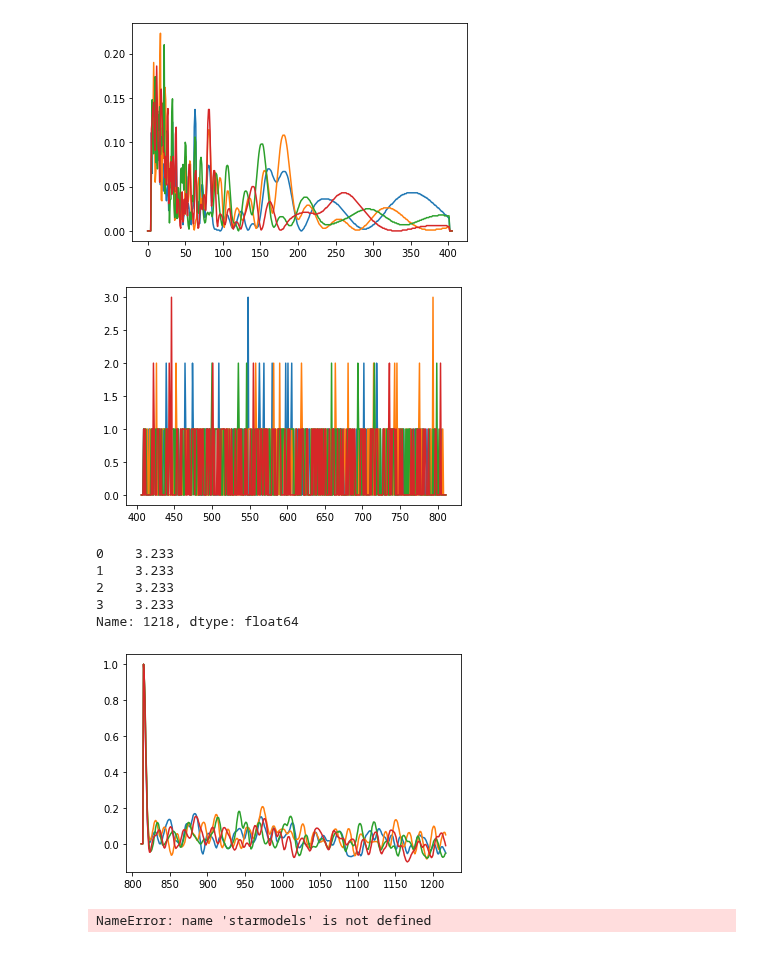
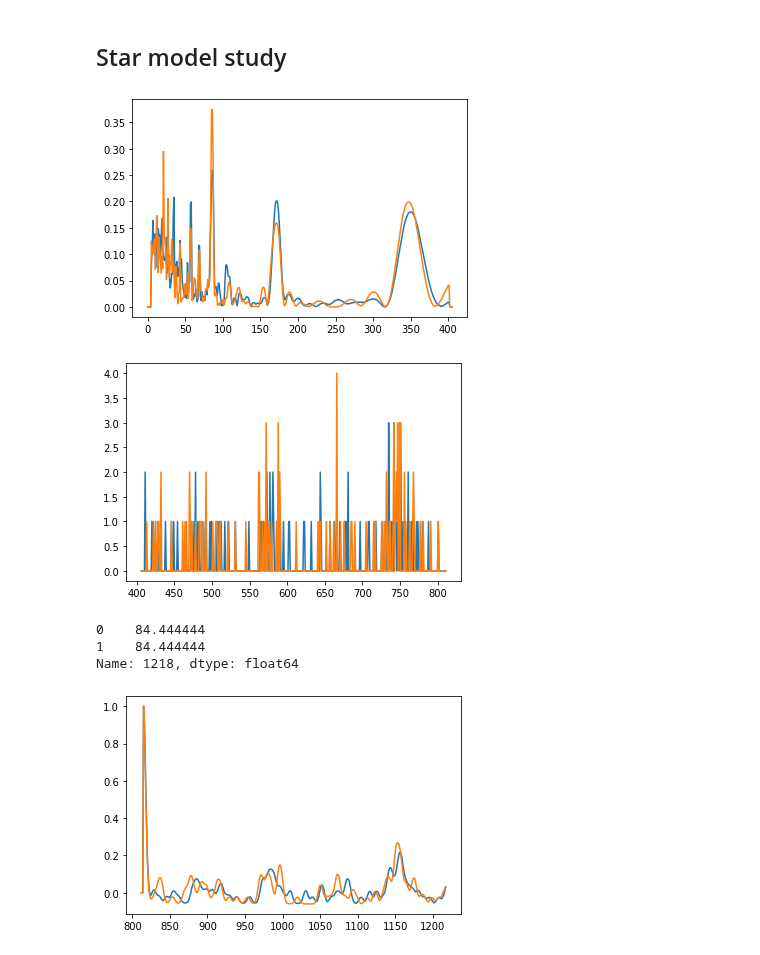
Before and after one commit to rmaestre/NN-Asteroseismology, a Jupyter notebook: astronn/notebooks/starmodels_randomfreqs.ipynb, the cells around one changed output. Drawn from its saved outputs; the diff is of its cells as text; code cells hidden in the pictures.

```diff
--- a/astronn/notebooks/starmodels_randomfreqs.ipynb
+++ b/astronn/notebooks/starmodels_randomfreqs.ipynb
@@ -9,41 +14,30 @@ import pandas as pd
+# %% [markdown]
+## Star model study
 # %%
 import matplotlib.pyplot as plt
 import pandas as pd
 
-df = pd.read_csv("/home/roberto/Downloads/evolutionTracks_line/VO-m275fe0a164o0rotjpzt5p7-ad/00435-m275fe0a164o0rotjpzt5p7-ad.log", header=None)
+df = pd.read_csv("/home/roberto/Downloads/evolutionTracks_line_noisy/VO-m140fe-3a164o0rotjpzt5p6-ad/00598-m140fe-3a164o0rotjpzt5p6-ad.log", header=None)
 
 id = {"dft":range(0, 406), "hod":range(406, 406*2), "ac":range(406*2, 406*3)}
 
+
 df.loc[0,id["dft"]].plot()
 df.loc[1,id["dft"]].plot()
-df.loc[2,id["dft"]].plot()
-df.loc[3,id["dft"]].plot()
 plt.show()
 
 df.loc[0,id["hod"]].plot()
 df.loc[1,id["hod"]].plot()
-df.loc[2,id["hod"]].plot()
-df.loc[3,id["hod"]].plot()
 plt.show()
 
 df.loc[0,id["ac"]].plot()
 df.loc[1,id["ac"]].plot()
-df.loc[2,id["ac"]].plot()
-df.loc[3,id["ac"]].plot()
 
-print(df.loc[0:3,1218])
+print(df.loc[0:3,1218] / 0.0864)
 # %% [output]
-[figure, old version]
+[figure, new version]
-[figure, old version]
+[figure, new version]
-0    3.233
-1    3.233
-2    3.233
-3    3.233
+0    84.444444
+1    84.444444
 Name: 1218, dtype: float64
-[figure, old version]
+[figure, new version]
-# %%
-star_models = starmodels()
-#df_sm = star_models.load("/home/roberto/Downloads/dataall_parts/*", batch_size=150, add_noise=True)
-df_sm = star_models.load("/home/roberto/Downloads/evolutionTracks_line/*/*log", batch_size=250, add_noise=False)
-# %% [output]
-NameError: name 'starmodels' is not defined
```
Also changed, not shown: parts of 18 cells of this notebook, 7 other files.
